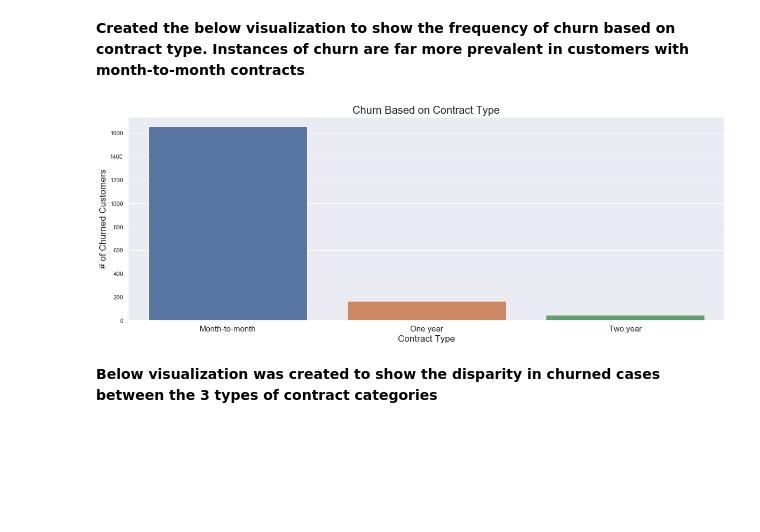
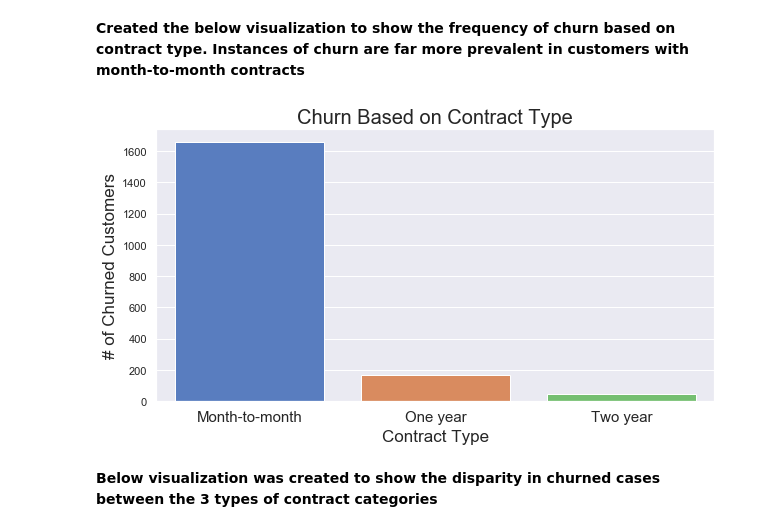
Before and after one commit to will4865/dsc-mod-3-project-v2-1-onl01-dtsc-ft-030220, a Jupyter notebook: Additional Visualizations.ipynb, the cells around one changed output. Drawn from its saved outputs; the diff is of its cells as text; code cells hidden in the pictures; blank space fills up the shorter version.

```diff
--- a/Additional Visualizations.ipynb
+++ b/Additional Visualizations.ipynb
@@ -72,16 +74,16 @@ plt.show()
 <b> Created the below visualization to show the frequency of churn based on contract type. Instances of churn are far more prevalent in customers with month-to-month contracts
 # %%
 df_Contract=df.groupby('Contract').sum()
-plt.figure(figsize=(20,7))
-sns.set(style='darkgrid',palette='deep')
+plt.figure(figsize=(10,5))
+sns.set(style='darkgrid',palette='muted')
 sns.barplot(data=df_Contract, x=df_Contract.index, y="Churn")
 plt.title('Churn Based on Contract Type',size=20)
 plt.xlabel('Contract Type',size=17)
 plt.ylabel('# of Churned Customers',size=17)
 plt.xticks(size=15)
 plt.show()
 # %% [output]
-[figure, old version]
+[figure, new version]
 # %% [markdown]
 <b>Below visualization was created to show the disparity in churned cases between the 3 types of contract categories
 # %%
```
Also changed, not shown: parts of 5 cells of this notebook, 1 other file.
